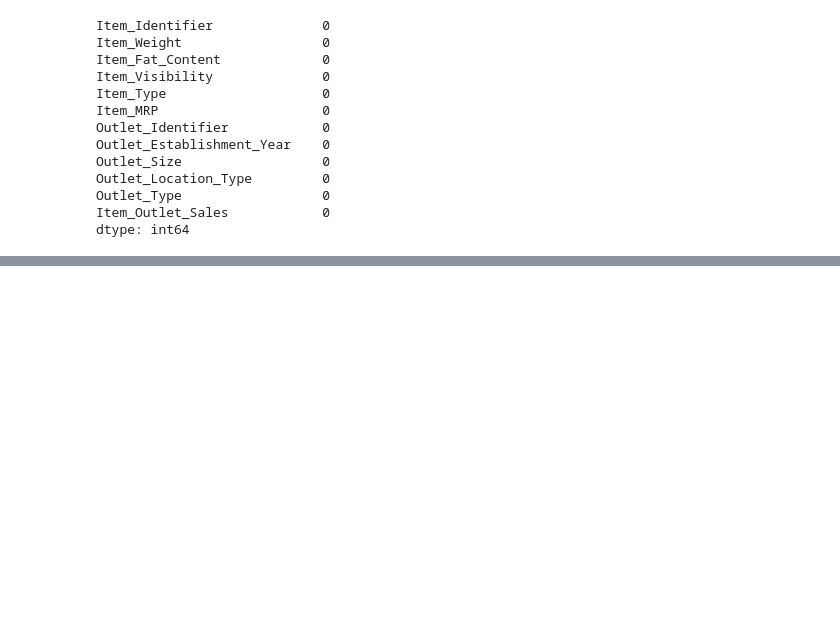
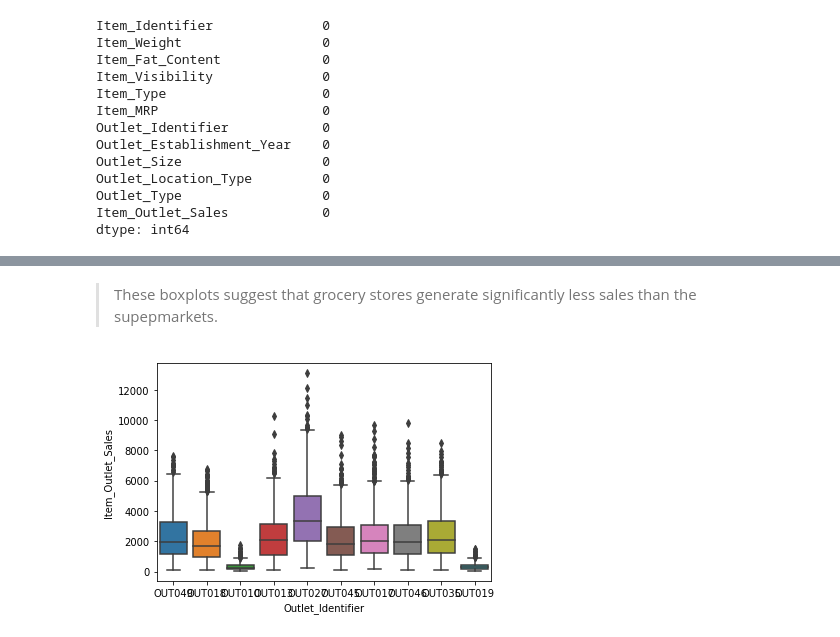
Before and after one commit to mvince33/food-sales-predictions, a Jupyter notebook: food_sales_prediction_final.ipynb, the cells around one changed output, grey strips where cells are left out. Drawn from its saved outputs; the diff is of its cells as text; code cells hidden in the pictures; blank space fills up the shorter version.

```diff
--- a/food_sales_prediction_final.ipynb
+++ b/food_sales_prediction_final.ipynb
@@ -256,0 +292,7 @@ dtype: int64
+# %% [markdown]
+> These boxplots suggest that grocery stores generate significantly less sales than the supepmarkets.
+# %%
+# Make boxplots for 'Item Outlet Sales' vs. 'Outlet Identifier'.
+sns.boxplot(x = 'Outlet_Identifier', y = 'Item_Outlet_Sales', data = df);
+# %% [output]
+[figure, added]
```
Also changed, not shown: parts of 15 cells of this notebook.
